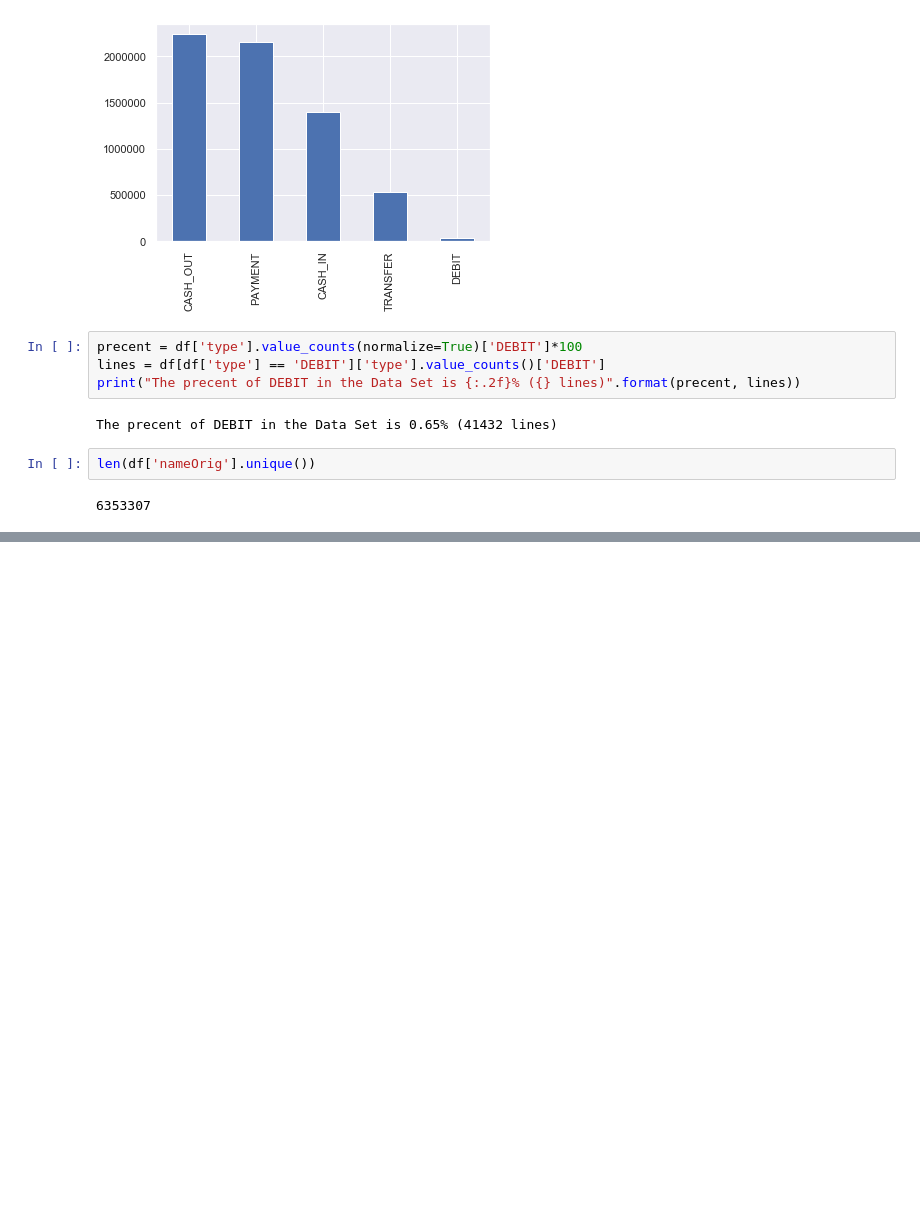
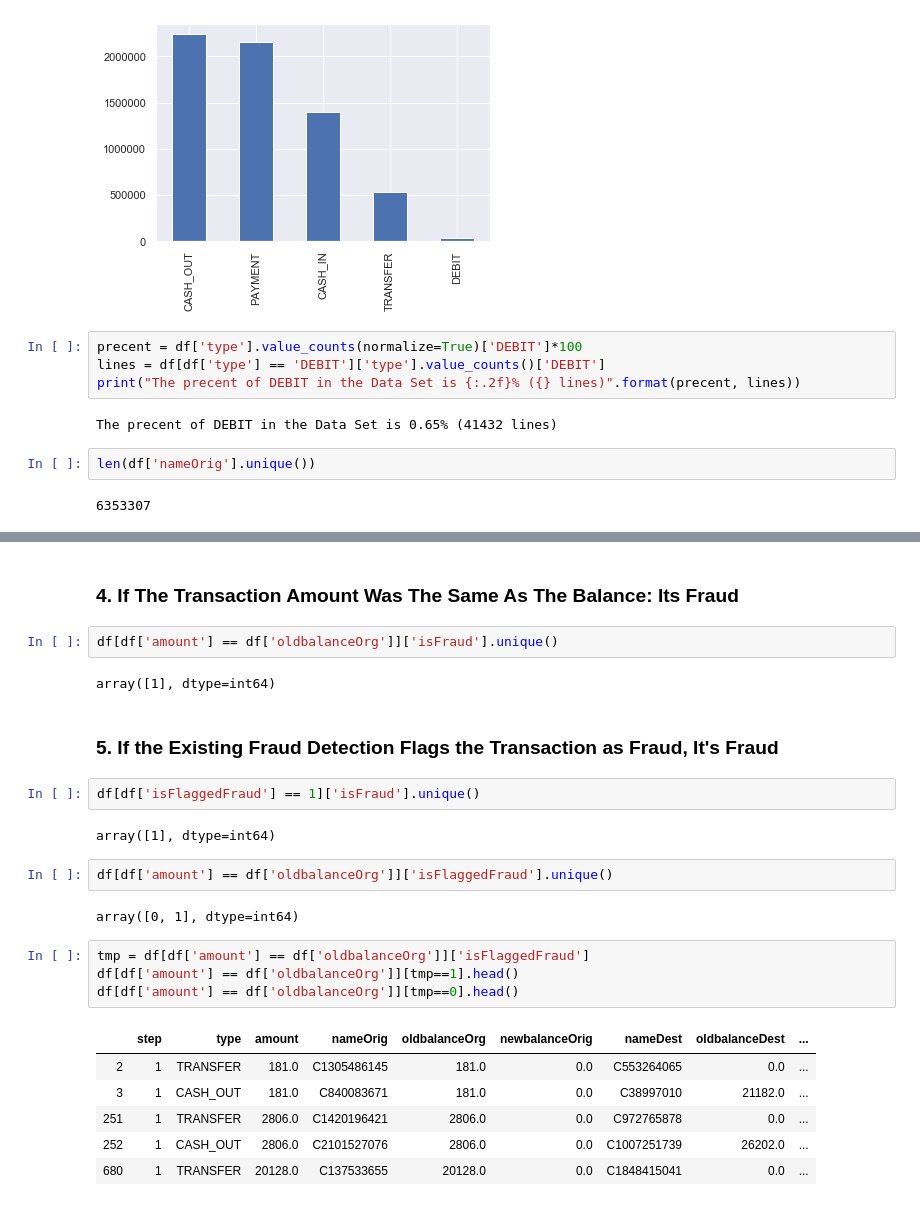
Before and after one commit to MtheEPIC/KaggleProj, a Jupyter notebook: CardTransaction.ipynb, the cells around one changed output, grey strips where cells are left out. Drawn from its saved outputs; the diff is of its cells as text; blank space fills up the shorter version.

```diff
--- a/CardTransaction.ipynb
+++ b/CardTransaction.ipynb
@@ -108,0 +137,27 @@ len(df['nameOrig'].unique())
+# %% [markdown]
+### 4. If The Transaction Amount Was The Same As The Balance: Its Fraud
+# %%
+df[df['amount'] == df['oldbalanceOrg']]['isFraud'].unique()
+# %% [output]
+array([1], dtype=int64)
+# %% [markdown]
+### 5. If the Existing Fraud Detection Flags the Transaction as Fraud, It's Fraud
+# %%
+df[df['isFlaggedFraud'] == 1]['isFraud'].unique()
+# %% [output]
+array([1], dtype=int64)
+# %%
+df[df['amount'] == df['oldbalanceOrg']]['isFlaggedFraud'].unique()
+# %% [output]
+array([0, 1], dtype=int64)
+# %%
+tmp = df[df['amount'] == df['oldbalanceOrg']]['isFlaggedFraud']
+df[df['amount'] == df['oldbalanceOrg']][tmp==1].head()
+df[df['amount'] == df['oldbalanceOrg']][tmp==0].head()
+# %% [output]
+|  | step | type | amount | nameOrig | oldbalanceOrg | newbalanceOrig | nameDest | oldbalanceDest | ... |
+| 2 | 1 | TRANSFER | 181.0 | C1305486145 | 181.0 | 0.0 | C553264065 | 0.0 | ... |
+| 3 | 1 | CASH_OUT | 181.0 | C840083671 | 181.0 | 0.0 | C38997010 | 21182.0 | ... |
+| 251 | 1 | TRANSFER | 2806.0 | C1420196421 | 2806.0 | 0.0 | C972765878 | 0.0 | ... |
+| 252 | 1 | CASH_OUT | 2806.0 | C2101527076 | 2806.0 | 0.0 | C1007251739 | 26202.0 | ... |
+| 680 | 1 | TRANSFER | 20128.0 | C137533655 | 20128.0 | 0.0 | C1848415041 | 0.0 | ... |
```
Also changed, not shown: parts of 14 cells of this notebook.
